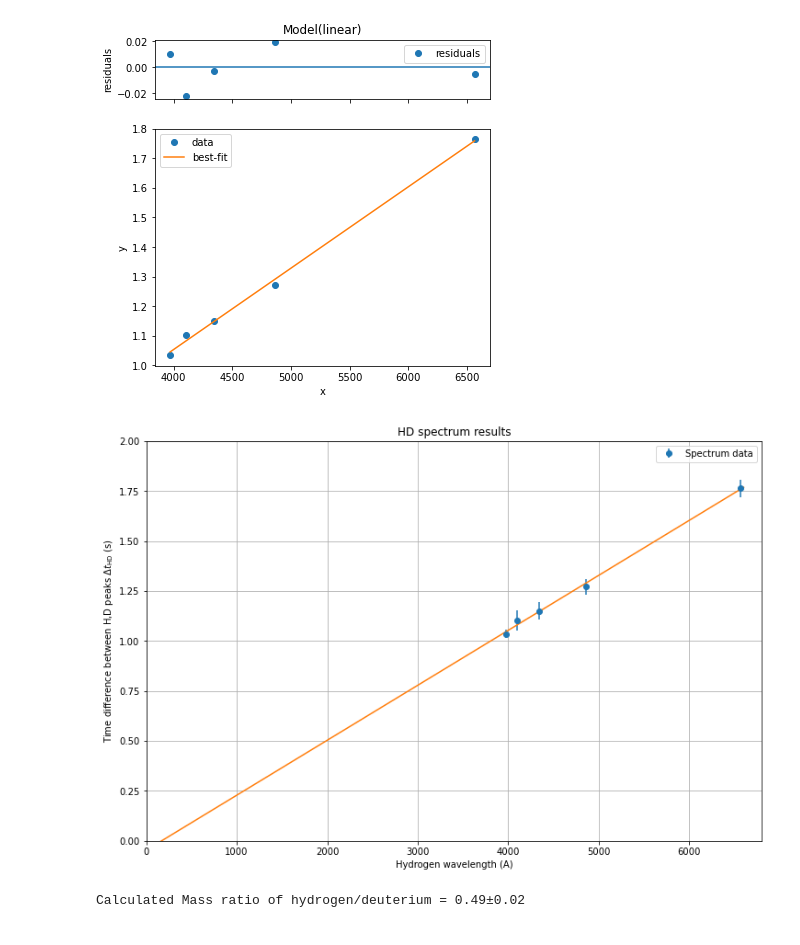
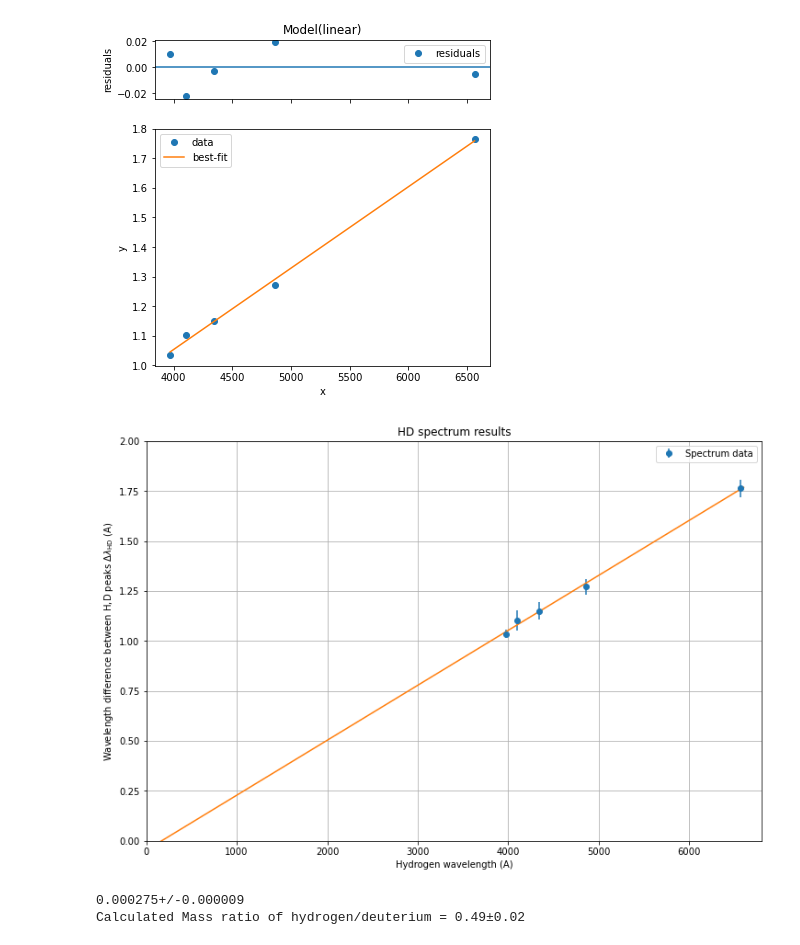
Before and after one commit to 14littleraindrop/PHYS_432_Atomic_Lab, a Jupyter notebook: Lab_1/analysis/HD_analysis_centroid_method.ipynb, the cells around one changed output. Saved outputs shown, nothing was run; the diff lists cells and outputs as text; code cells hidden in the pictures.

```diff
--- a/Lab_1/analysis/HD_analysis_centroid_method.ipynb
+++ b/Lab_1/analysis/HD_analysis_centroid_method.ipynb
@@ -709,34 +711,35 @@ Slope =  0.000275036882040024 +/- 8.60074314463938e-06
 # %%
 ## Code below makes a fitline
 
 xfit = np.linspace(0,6600,10)
 yfit = line_fit.eval(line_fit.params, x=xfit)
 
 ## Cut and paste the earlier plot, and include the fitline.
 plt.figure(figsize=(12,8))
 plt.grid()
 plt.title('HD spectrum results')
 plt.ylim(0,2)
 plt.xlim(0,6800.0)
-plt.ylabel(r'Time difference between H,D peaks $\Delta t_{\rm HD}$ (s)')
+plt.ylabel(r'Wavelength difference between H,D peaks $\Delta \lambda_{\rm HD}$ (A)')
 plt.xlabel(r'Hydrogen wavelength (A)')
 ## up.nominal_values() and up.std_devs() separates out the values and uncertainties from the uncertainty
 ## objects
 plt.errorbar(HD_results['lambda_H (A)'],up.nominal_values(HD_results['Delta-lambda (A)']),fmt='o',
              yerr=up.std_devs(HD_results['Delta-lambda (A)']),label='Spectrum data');
 plt.plot(xfit, yfit)
 plt.legend();
 # %% [output]
-[figure, old version]
+[figure, new version]
 # %%
 ## Save the slope from the fit.
 HD_slope = unc.ufloat(line_fit.params['slope'].value,line_fit.params['slope'].stderr)
 
 ## Then use it in a calculation to obtain the mass ratio and uncertainty, and print it out
-
+print(HD_slope)
 ## You write code to calculate the mass ratio.
 mass_ratio = 1-(1837.15*HD_slope)
 
 print('Calculated Mass ratio of hydrogen/deuterium = {:.1uP}'.format(mass_ratio))
 # %% [output]
+0.000275+/-0.000009
 Calculated Mass ratio of hydrogen/deuterium = 0.49±0.02
```
Also changed, not shown: parts of 1 cell of this notebook, 3 other files.
